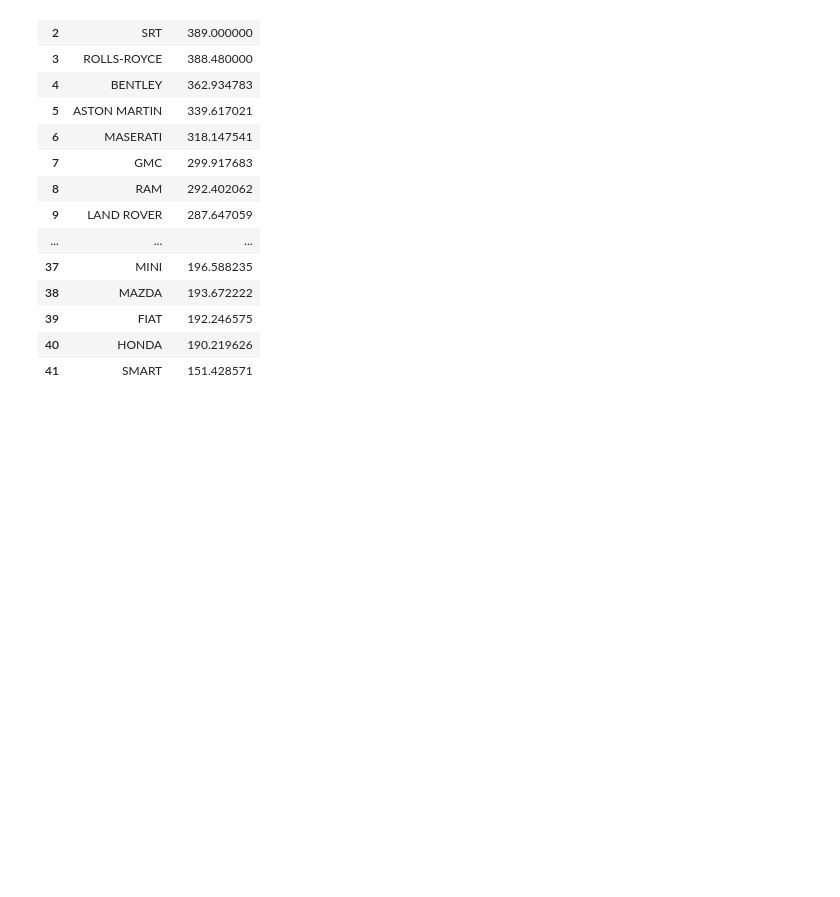
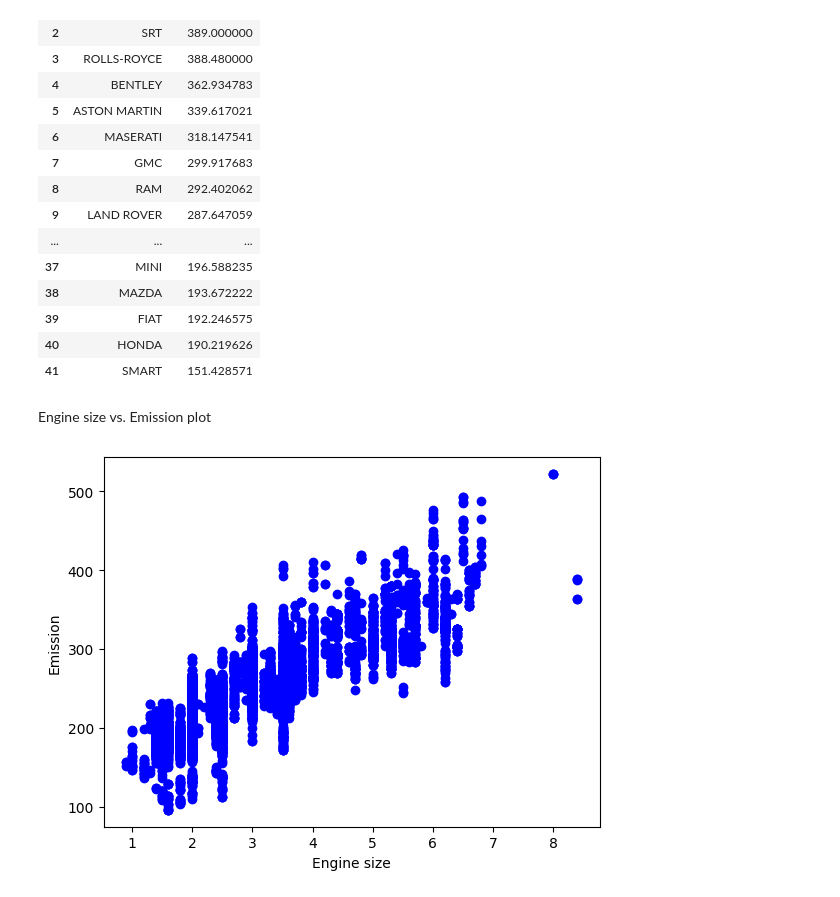
Before and after one commit to theelham/car-emission, a Jupyter notebook: car-emission.ipynb, the cells around one changed output. Drawn from its saved outputs; the diff is of its cells as text; code cells hidden in the pictures; blank space fills up the shorter version.

Commit message:
make some diffrents scatter plots

```diff
--- a/car-emission.ipynb
+++ b/car-emission.ipynb
@@ -184,3 +184,12 @@ avg_co2_by_make.head(len(avg_co2_by_make))
 | 39 | FIAT | 192.246575 |
 | 40 | HONDA | 190.219626 |
 | 41 | SMART | 151.428571 |
+# %% [markdown]
+Engine size vs. Emission plot
+# %%
+plt.scatter(cdf.EngineSize, cdf.CO2Emissions,  color='blue')
+plt.xlabel("Engine size")
+plt.ylabel("Emission")
+plt.show()
+# %% [output]
+[figure, added]
```
Also changed, not shown: parts of 2 cells of this notebook.
